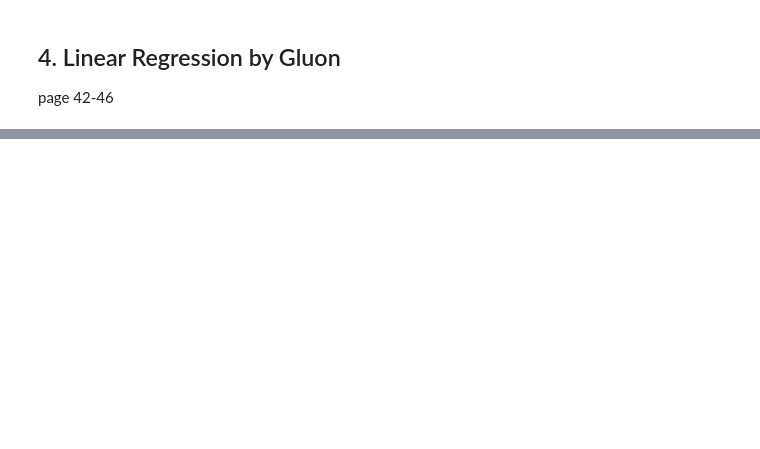
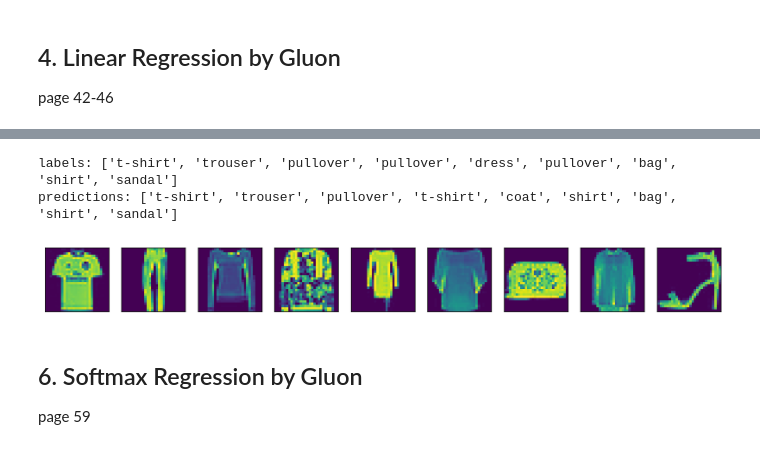
Before and after one commit to llv22/mxnet_daily, a Jupyter notebook: basis.ipynb, the cells around one changed output, grey strips where cells are left out. Drawn from its saved outputs; the diff is of its cells as text; code cells hidden in the pictures; blank space fills up the shorter version.

Commit message:
orlando - for refining mxnet softmax for predictin

```diff
--- a/basis.ipynb
+++ b/basis.ipynb
@@ -324,0 +438,3 @@ true_b, dense.bias.data()
+# %%
+def accuracy(y_hat, y):
+    return (y_hat.argmax(axis=1) == y.astype('float32')).mean().asscalar()
@@ -324,0 +445,6 @@ true_b, dense.bias.data()
+# %%
+def evaluate_accuarcy(data_iter, net):
+    acc = 0
+    for X, y in data_iter:
+        acc += accuracy(net(X), y)
+    return acc / len(data_iter)
@@ -324,0 +456,26 @@ true_b, dense.bias.data()
+# %%
+# training model
+num_epochs = 5
+lr = 0.1
+loss = cross_entropy
+
+def train_ch3(net, train_iter, test_iter, loss, num_epochs, batch_size, params=None, lr=None, trainer=None):
+    for epoch in range(1, num_epochs + 1):
+        train_l_sum = 0
+        train_acc_sum = 0
+        for X, y in train_iter:
+            with autograd.record():
+                y_hat = net(X)
+                l = loss(y_hat, y)
+            l.backward()
+            if trainer is None:
+                gb.sgd(params, lr, batch_size)
+            else:
+                trainer.step(batch_size)
+            train_l_sum += l.mean().asscalar()
+            train_acc_sum += accuracy(y_hat, y)
+        test_acc = evaluate_accuarcy(test_iter, net)
+        print("epoch %d, loss %.4f, train acc %.3f, test acc %.3f" % (epoch, train_l_sum / len(train_iter),
+                                                                     train_acc_sum / len(train_iter), test_acc))
+# %%
+train_ch3(net, train_iter, test_iter, loss, num_epochs, batch_size, params, lr)
@@ -324,0 +488,17 @@ true_b, dense.bias.data()
+# %%
+# prediction
+data, label = mnist_test[0:9]
+show_fashion_images(data)
+print('labels:', get_text_labels(label))
+# bug: TypeError: list indices must be integers or slices, not numpy.float32
+# predict_labels = [net(transformer(x)).argmax(axis=1).asscalar() for x in data]
+predict_labels = [net(transformer(x)).argmax(axis=1).astype('int32').asscalar() for x in data]
+print('predictions:', get_text_labels(predict_labels))
+# %% [output]
+labels: ['t-shirt', 'trouser', 'pullover', 'pullover', 'dress', 'pullover', 'bag', 'shirt', 'sandal']
+predictions: ['t-shirt', 'trouser', 'pullover', 't-shirt', 'coat', 'shirt', 'bag', 'shirt', 'sandal']
+[figure, added]
+# %% [markdown]
+## 6. Softmax Regression by Gluon
+
+page 59
```
Also changed, not shown: parts of 33 cells of this notebook, 1 other file.
